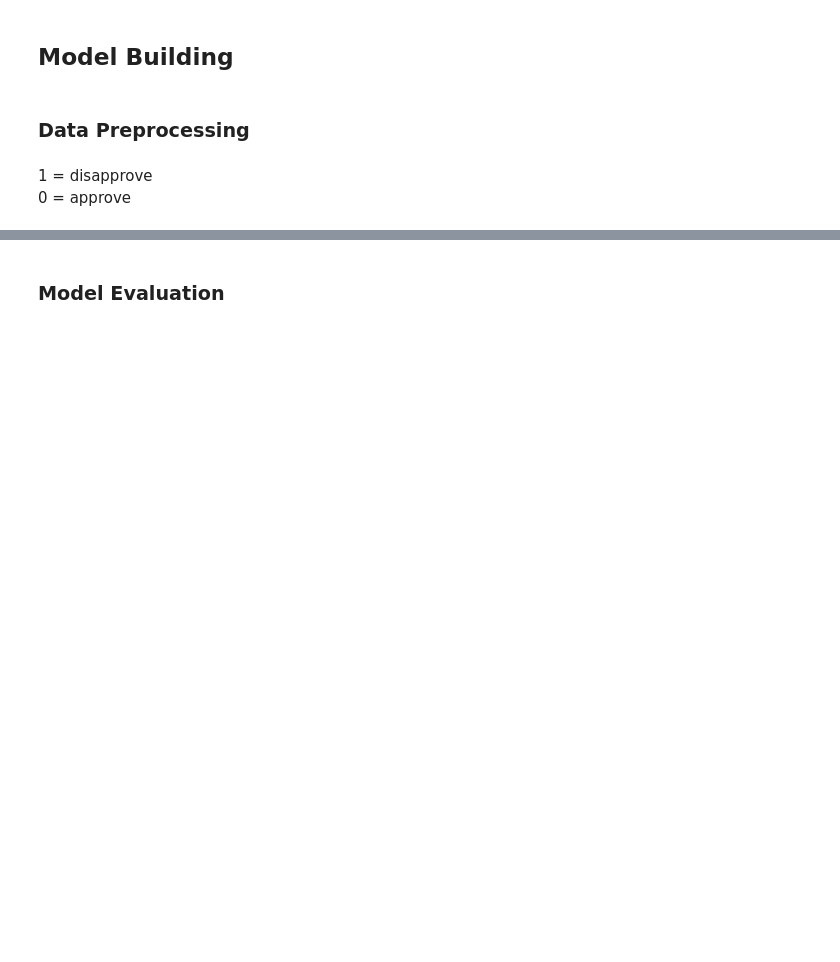
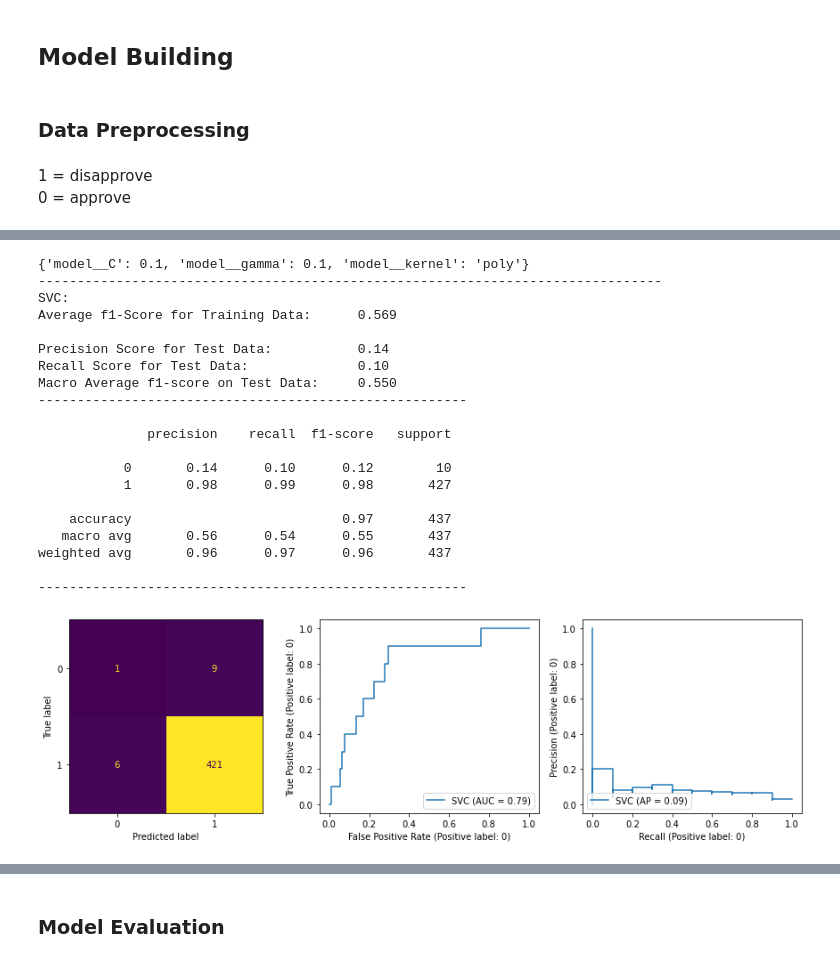
Before and after one commit to dan-grant-hunter/London_Free_Transport, a Jupyter notebook: london_free_transport.ipynb, the cells around one changed output, grey strips where cells are left out. Cells and saved outputs as stored; diff of their text form; code cells hidden in the pictures; blank space fills up the shorter version.

Commit message:
Updated notebook: model training and predictions complete

```diff
--- a/london_free_transport.ipynb
+++ b/london_free_transport.ipynb
@@ -576,3 +588,0 @@ X = pd.get_dummies(X.astype(str))
-# %%
-# Split data into training and test
-X_train, X_test, y_train, y_test = train_test_split(X, y, test_size=0.2, random_state=42)
@@ -581,5 +588,0 @@ X_train, X_test, y_train, y_test = train_test_split(X, y, test_size=0.2, random_
-# %%
-# SVM
-clf_svc = SVC()
-clf_svc.fit(X_train, y_train)
-y_pred = clf_svc.predict(X_test)
@@ -647,0 +600,7 @@ plt.xlabel('Predicted class');
+# %%
+# Make custom scorer
+custom_scorer = make_scorer(f1_score, average='macro')
+# %%
+# Store model scores & save model with best macro f1 score
+model_scores = {}
+all_models = []
@@ -647,0 +663,31 @@ plt.xlabel('Predicted class');
+# %%
+# SVC model
+svc = SVC(random_state=42)
+params_svc = {
+    'model__C' : [10, 1, 0.1, 0.001],
+    'model__gamma': [1, 0.1, 0.01, 0.001],
+    'model__kernel': ['rbf', 'poly', 'sigmoid']
+}
+evaluate_model("SVC", svc, params_svc)
+# %% [output]
+{'model__C': 0.1, 'model__gamma': 0.1, 'model__kernel': 'poly'}
+--------------------------------------------------------------------------------
+SVC:
+Average f1-Score for Training Data:      0.569
+
+Precision Score for Test Data:           0.14
+Recall Score for Test Data:              0.10
+Macro Average f1-score on Test Data:     0.550
+-------------------------------------------------------
+
+              precision    recall  f1-score   support
+
+           0       0.14      0.10      0.12        10
+           1       0.98      0.99      0.98       427
+
+    accuracy                           0.97       437
+   macro avg       0.56      0.54      0.55       437
+weighted avg       0.96      0.97      0.96       437
+
+-------------------------------------------------------
+[figure, added]
```
Also changed, not shown: parts of 49 cells of this notebook.
